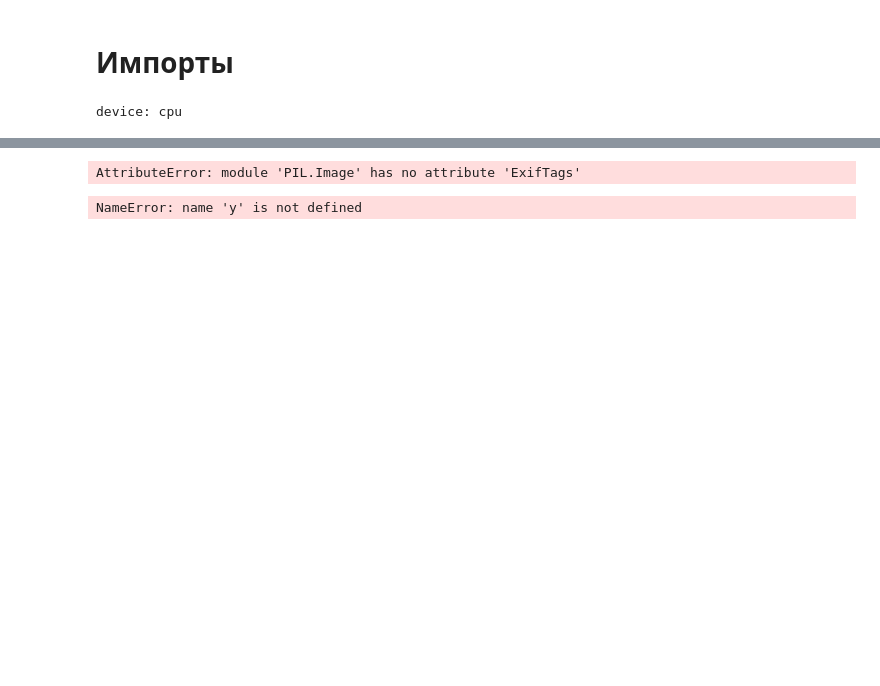
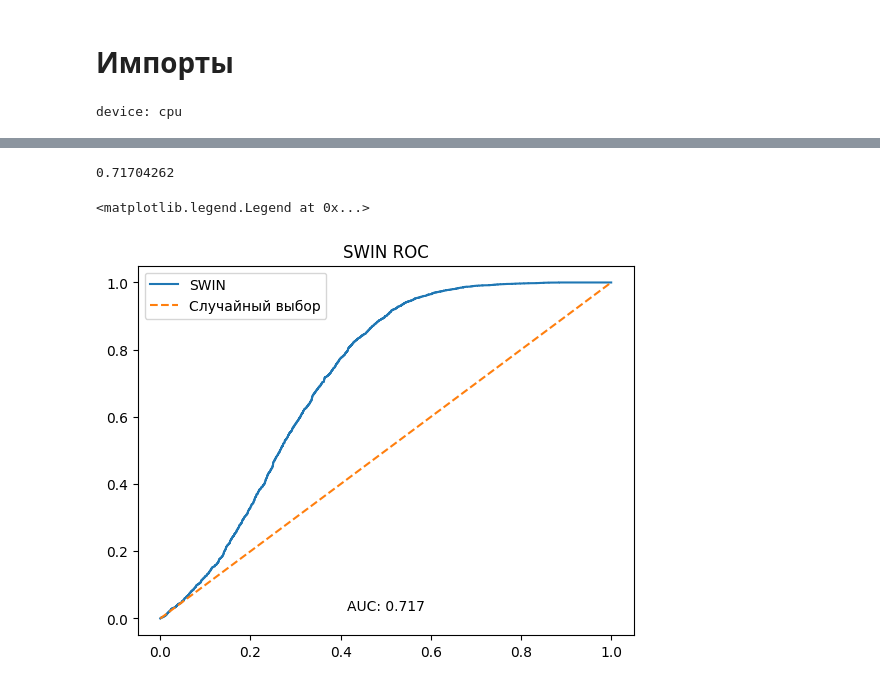
Before and after one commit to uzer037/graduation_work, a Jupyter notebook: metrics-swin.ipynb, the cells around one changed output, grey strips where cells are left out. Saved outputs shown, nothing was run; the diff lists cells and outputs as text; code cells hidden in the pictures; blank space fills up the shorter version.

Commit message:
SWIN metrics updated

```diff
--- a/metrics-swin.ipynb
+++ b/metrics-swin.ipynb
@@ -36,9 +14,0 @@ test_loader = torch.utils.data.DataLoader(dataset=dataset["test"], batch_size=1,
-# %%
-dir(dataset["test"][0])
-# %% [output]
-AttributeError: module 'PIL.Image' has no attribute 'ExifTags'
-# %%
-from sklearn import metrics
-fpr, tpr, thresholds = metrics.roc_curve(y, scores, pos_label=2)
-# %% [output]
-NameError: name 'y' is not defined
@@ -44,0 +32,33 @@ NameError: name 'y' is not defined
+# %%
+from sklearn import metrics
+import matplotlib.pyplot as plt
+import numpy as np
+from PIL import Image
+from torchvision.transforms.functional import to_pil_image
+
+y_score = []
+y_target = []
+for data in dataset["test"]:
+    inp, targ = data["image"], data["label"]
+
+    targ = float(targ)
+
+    img = to_pil_image(inp)
+    out = pipe(img)[1]["score"]
+    y_target.append(targ)
+    y_score.append(out)
+# %%
+fpr, tpr, thresholds = metrics.roc_curve(y_target, y_score)
+auc = metrics.roc_auc_score(y_target, y_score)
+auc_text = f"AUC: {round(auc,3)}"
+print(auc)
+
+plt.title("SWIN ROC")
+plt.plot(fpr,tpr, label="SWIN")
+plt.plot([0,1],[0,1], label="Случайный выбор", linestyle="dashed")
+plt.text(0.5,0.025,auc_text, horizontalalignment="center")
+plt.legend()
+# %% [output]
+0.71704262
+<matplotlib.legend.Legend at 0x...>
+[figure, added]
```
Also changed, not shown: parts of 6 cells of this notebook.
